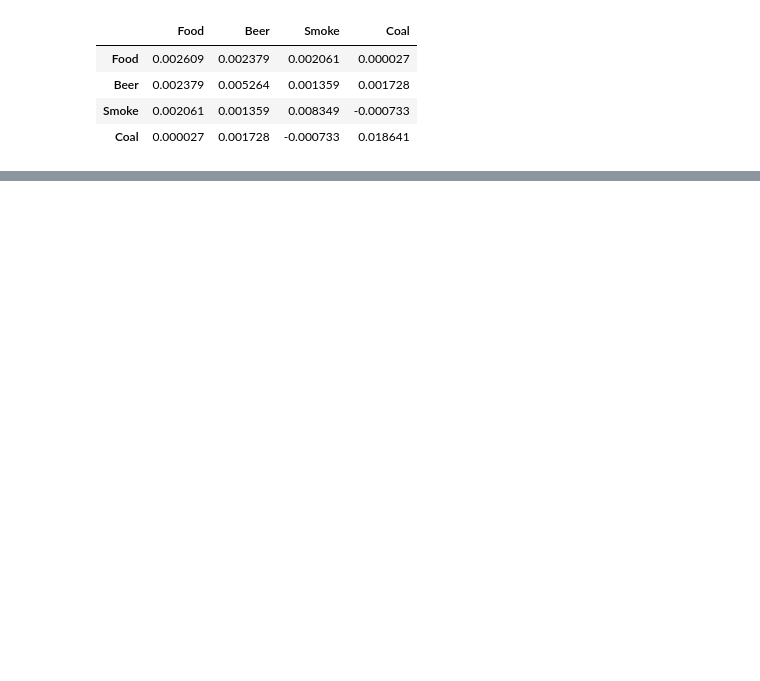
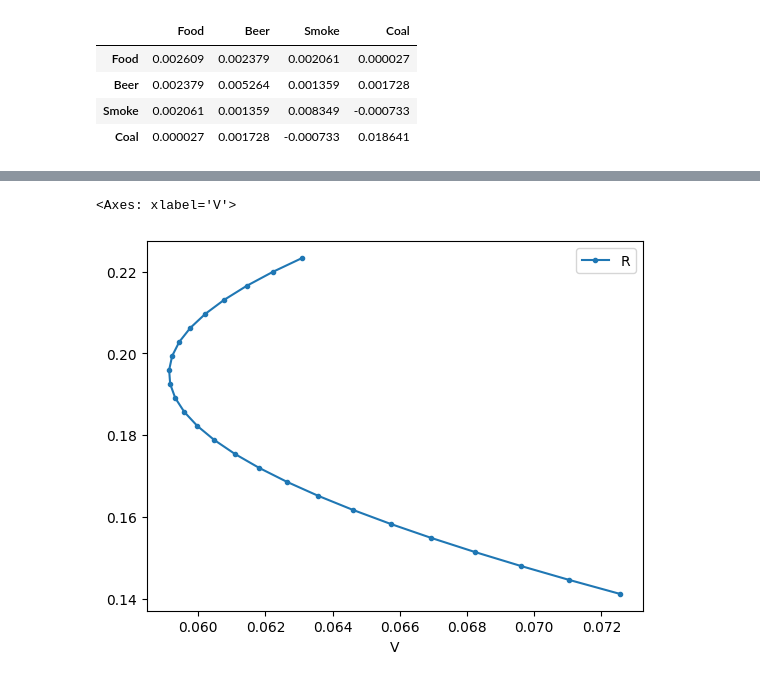
Before and after one commit to JoohanJin/portfolio_management_prac, a Jupyter notebook: lib/8_efficient_Frontier_part_2.ipynb, the cells around one changed output, grey strips where cells are left out. Drawn from its saved outputs; the diff is of its cells as text; code cells hidden in the pictures; blank space fills up the shorter version.

```diff
--- a/lib/8_efficient_Frontier_part_2.ipynb
+++ b/lib/8_efficient_Frontier_part_2.ipynb
@@ -61,0 +122,9 @@ np.float64(0.08639329334284979)
+# %%
+l = ["Fin", "Beer"]
+port.plot_ef2(ind_annualized_return[l].values,
+              cov.loc[l, l],
+              n_points = 25,
+            )
+# %% [output]
+<Axes: xlabel='V'>
+[figure, added]
```
Also changed, not shown: parts of 9 cells of this notebook, 1 other file.
